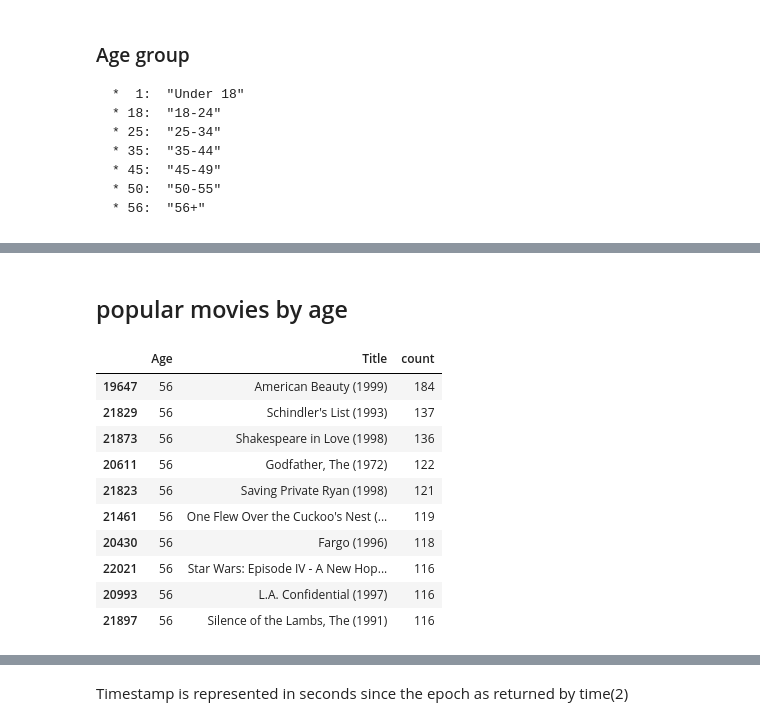
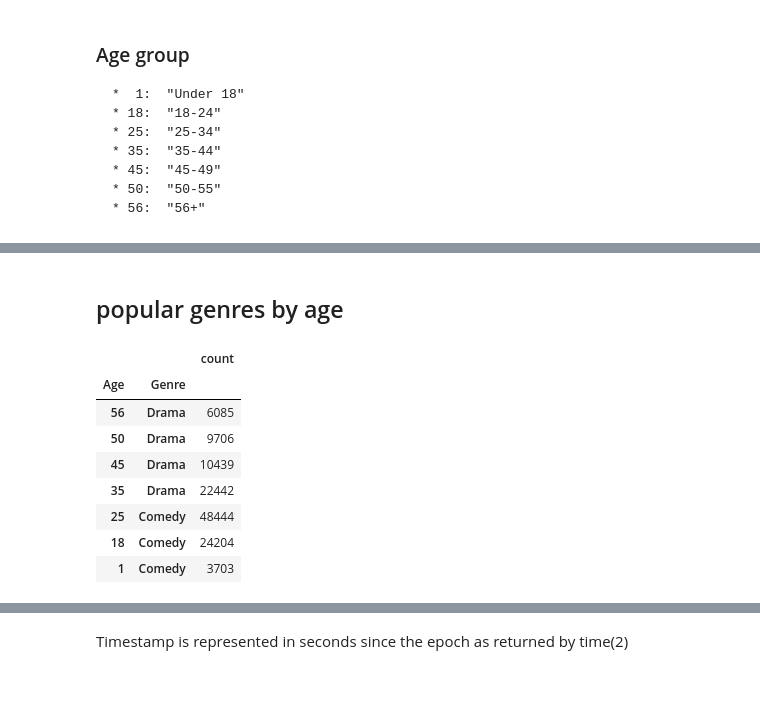
Before and after one commit to amprova/Larger_scale_data, a Jupyter notebook: project2/data_summary.ipynb, the cells around one changed output, grey strips where cells are left out. Cells and saved outputs as stored; diff of their text form; code cells hidden in the pictures; blank space fills up the shorter version.

```diff
--- a/project2/data_summary.ipynb
+++ b/project2/data_summary.ipynb
@@ -286,22 +289,20 @@ movie_user_ratings.head()
 | 3 | 1 | 3408 | 4 | Erin Brockovich (2000) | Drama | F | 1 | K-12 student |
 | 4 | 1 | 2355 | 5 | Bug's Life, A (1998) | Animation|Children's|Comedy | F | 1 | K-12 student |
 # %% [markdown]
-## popular movies by age
+## popular genres by age
 # %%
-pop_mov_age = groupby_count(movie_user_ratings, ['Age', 'Title'], 'Rating')
-pop_mov_age.reset_index(inplace = True)
+pop_mov_age = groupby_count(movie_user_ratings, ['Age', 'Genre'], 'Rating')
+#pop_mov_age.reset_index(inplace = True)
 #pop_mov_age.set_index('Age', inplace = True)
-sorted_pop = pop_mov_age.sort_values(by = 'count', ascending = False)
-sorted_pop[sorted_pop['Age']==56].head(10)
+#sorted_pop = pop_mov_age.sort_values(by = 'count', ascending = False)
+pop_mov_age.sort_values(['Age','count'],ascending=False).groupby('Age').head(1)
 # %% [output]
-|  | Age | Title | count |
-| 19647 | 56 | American Beauty (1999) | 184 |
-| 21829 | 56 | Schindler's List (1993) | 137 |
-| 21873 | 56 | Shakespeare in Love (1998) | 136 |
-| 20611 | 56 | Godfather, The (1972) | 122 |
-| 21823 | 56 | Saving Private Ryan (1998) | 121 |
-| 21461 | 56 | One Flew Over the Cuckoo's Nest (... | 119 |
-| 20430 | 56 | Fargo (1996) | 118 |
-| 22021 | 56 | Star Wars: Episode IV - A New Hop... | 116 |
-| 20993 | 56 | L.A. Confidential (1997) | 116 |
-| 21897 | 56 | Silence of the Lambs, The (1991) | 116 |
+|  |  | count |
+| Age | Genre |  |
+| 56 | Drama | 6085 |
+| 50 | Drama | 9706 |
+| 45 | Drama | 10439 |
+| 35 | Drama | 22442 |
+| 25 | Comedy | 48444 |
+| 18 | Comedy | 24204 |
+| 1 | Comedy | 3703 |
```
Also changed, not shown: parts of 13 cells of this notebook, 12 other files.
